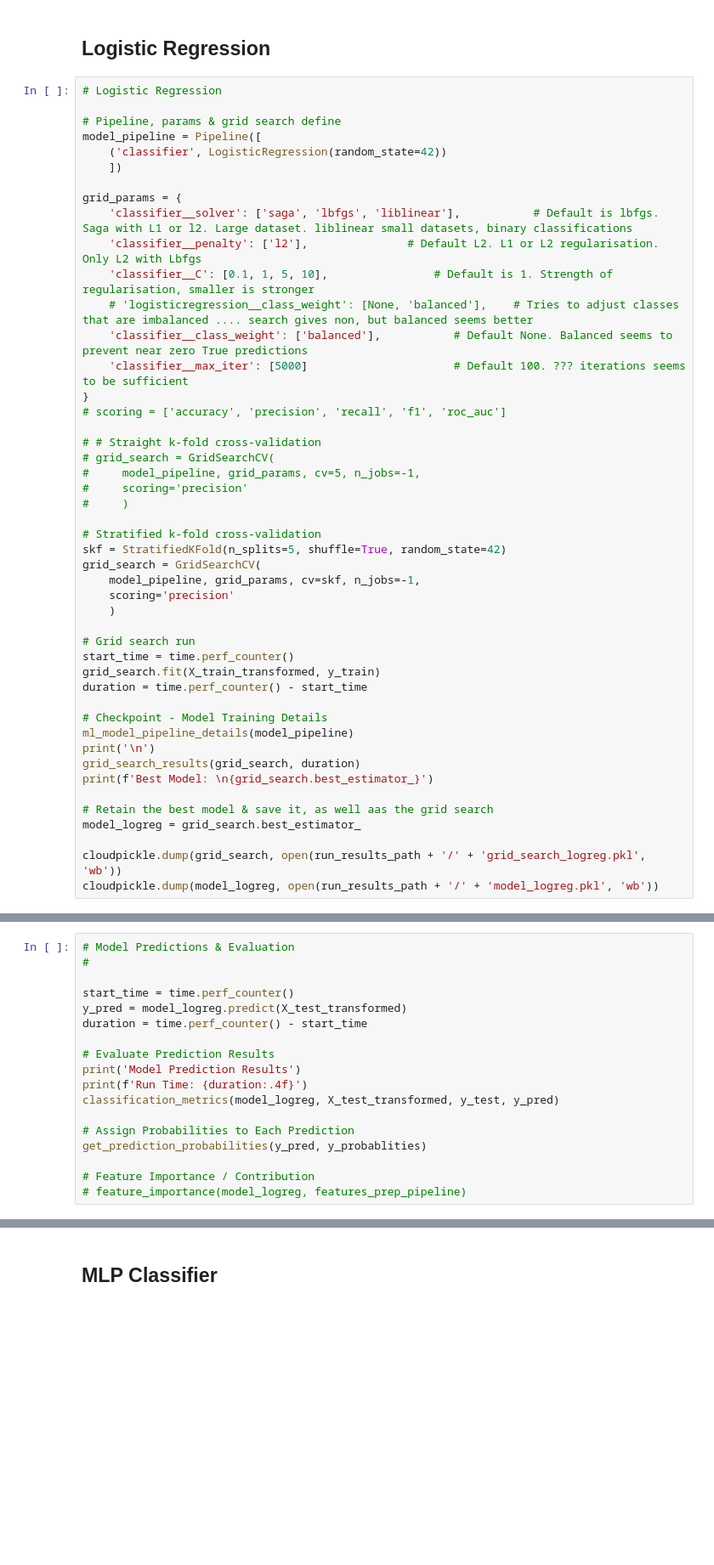
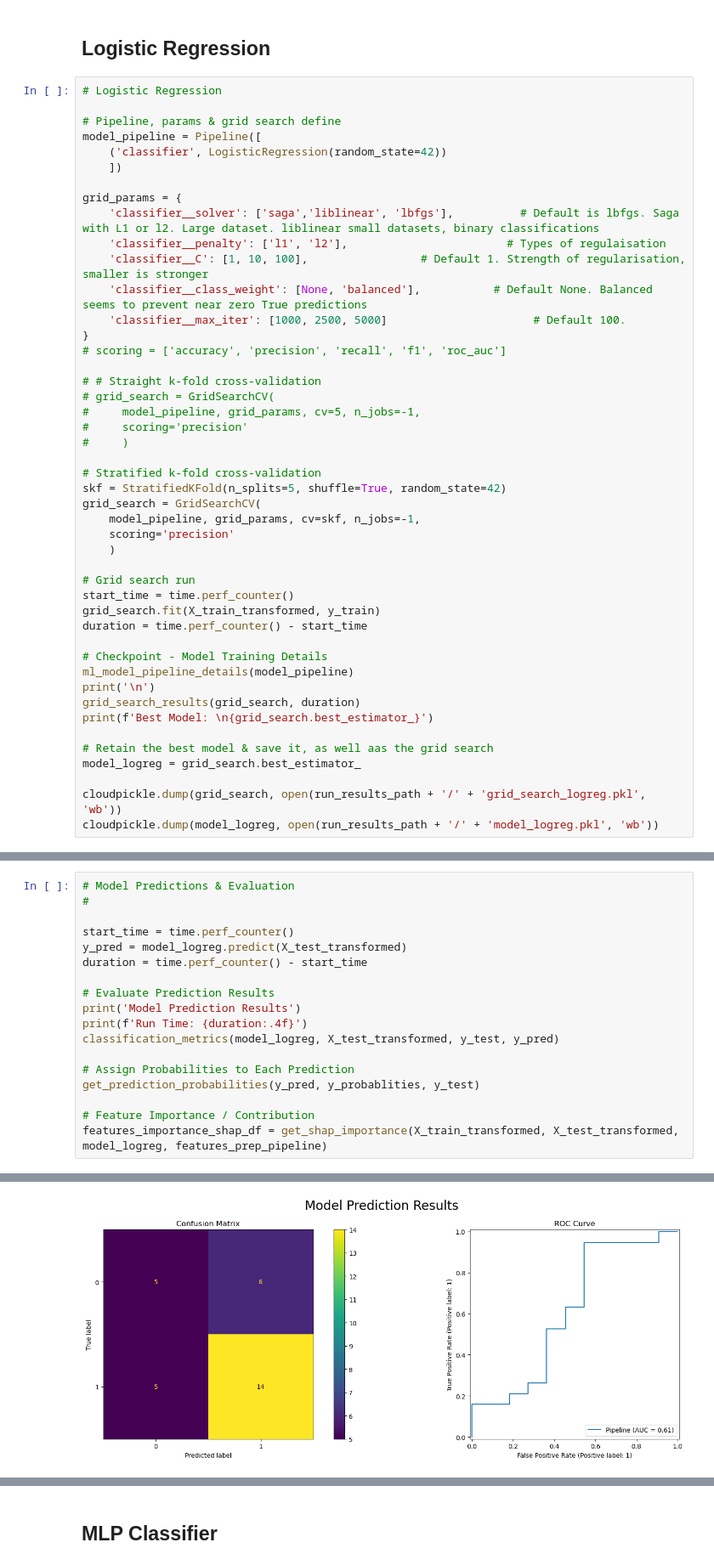
Before and after one commit to StuartG24/EEG_ML_Pipeline, a Jupyter notebook: Notebooks/2_ML_Features_Selection_Training_v6.ipynb, the cells around one changed output, grey strips where cells are left out. Shown at 85% size. Cells and saved outputs as stored; diff of their text form; blank space fills up the shorter version.

```diff
--- a/Notebooks/2_ML_Features_Selection_Training_v6.ipynb
+++ b/Notebooks/2_ML_Features_Selection_Training_v6.ipynb
@@ -863,12 +874,11 @@ model_pipeline = Pipeline([
     ])
 
 grid_params = {
-    'classifier__solver': ['saga', 'lbfgs', 'liblinear'],           # Default is lbfgs. Saga with L1 or l2. Large dataset. liblinear small datasets, binary classifications
-    'classifier__penalty': ['l2'],               # Default L2. L1 or L2 regularisation. Only L2 with Lbfgs
-    'classifier__C': [0.1, 1, 5, 10],                # Default is 1. Strength of regularisation, smaller is stronger
-    # 'logisticregression__class_weight': [None, 'balanced'],    # Tries to adjust classes that are imbalanced .... search gives non, but balanced seems better
-    'classifier__class_weight': ['balanced'],           # Default None. Balanced seems to prevent near zero True predictions
-    'classifier__max_iter': [5000]                      # Default 100. ??? iterations seems to be sufficient
+    'classifier__solver': ['saga','liblinear', 'lbfgs'],          # Default is lbfgs. Saga with L1 or l2. Large dataset. liblinear small datasets, binary classifications
+    'classifier__penalty': ['l1', 'l2'],                        # Types of regulaisation
+    'classifier__C': [1, 10, 100],                 # Default 1. Strength of regularisation, smaller is stronger
+    'classifier__class_weight': [None, 'balanced'],           # Default None. Balanced seems to prevent near zero True predictions
+    'classifier__max_iter': [1000, 2500, 5000]                      # Default 100.
 }
 # scoring = ['accuracy', 'precision', 'recall', 'f1', 'roc_auc']
 
@@ -915,7 +976,8 @@ print(f'Run Time: {duration:.4f}')
 classification_metrics(model_logreg, X_test_transformed, y_test, y_pred)
 
 # Assign Probabilities to Each Prediction
-get_prediction_probabilities(y_pred, y_probablities)
+get_prediction_probabilities(y_pred, y_probablities, y_test)
 
 # Feature Importance / Contribution
-# feature_importance(model_logreg, features_prep_pipeline)
+features_importance_shap_df = get_shap_importance(X_train_transformed, X_test_transformed, model_logreg, features_prep_pipeline)
+# %% [output]
@@ -921,0 +999 @@ get_prediction_probabilities(y_pred, y_probablities)
+[figure, added]
```
Also changed, not shown: parts of 9 cells of this notebook, 4 other files.
